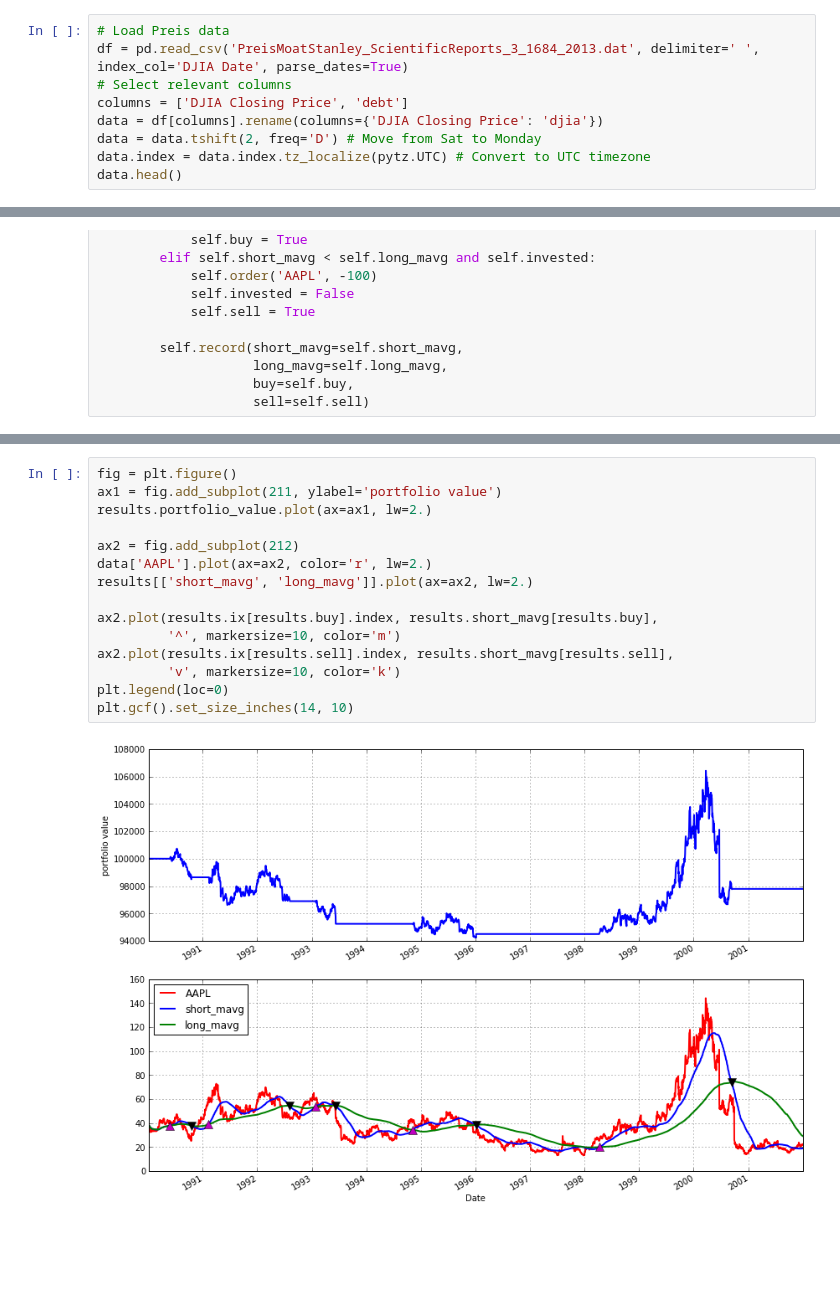
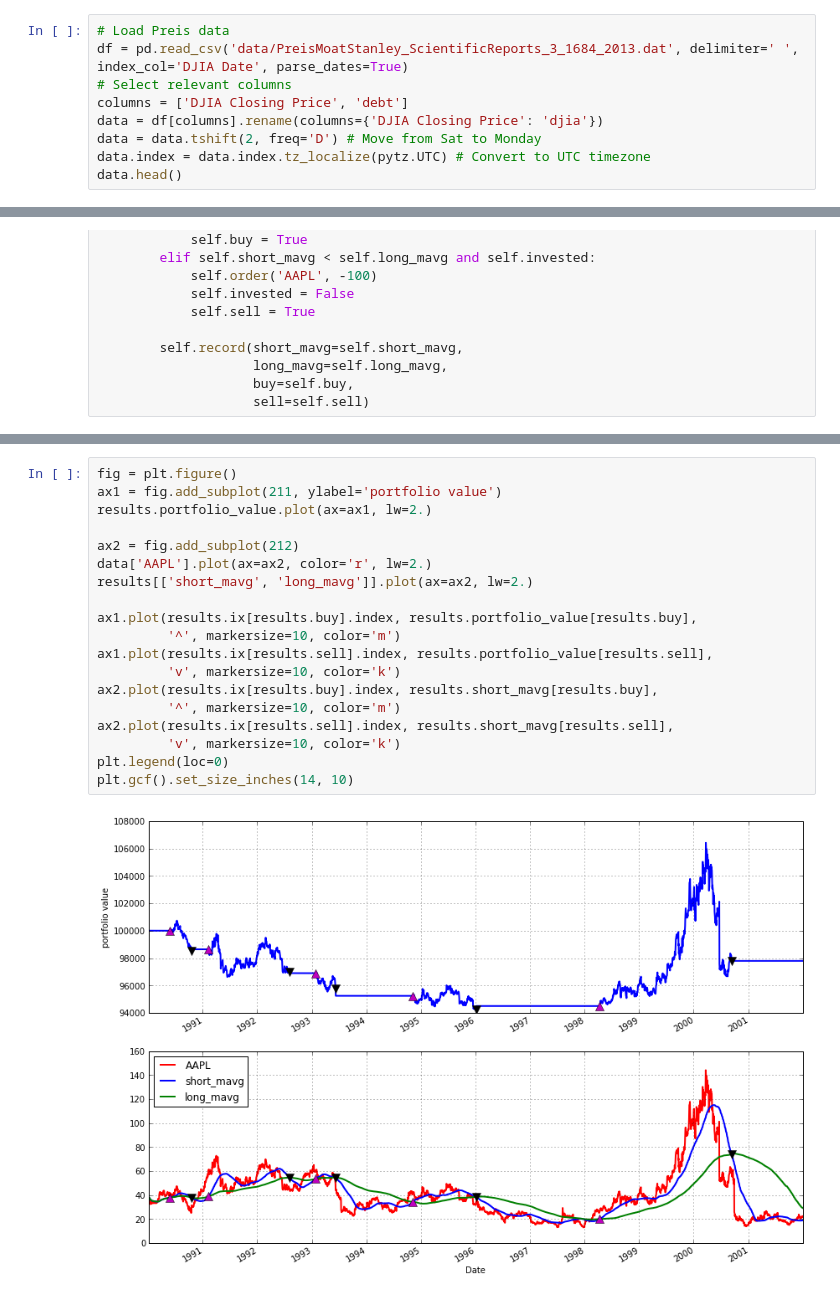
Before and after one commit to twiecki/financial-analysis-python-tutorial, a Jupyter notebook: 3. Backtesting using Zipline.ipynb, the cells around one changed output, grey strips where cells are left out. Drawn from its saved outputs; the diff is of its cells as text; blank space fills up the shorter version.

```diff
--- a/3. Backtesting using Zipline.ipynb
+++ b/3. Backtesting using Zipline.ipynb
@@ -28,7 +30,7 @@ from zipline.finance.slippage import FixedSlippage
 Load our data as before.
 # %%
 # Load Preis data
-df = pd.read_csv('PreisMoatStanley_ScientificReports_3_1684_2013.dat', delimiter=' ', index_col='DJIA Date', parse_dates=True)
+df = pd.read_csv('data/PreisMoatStanley_ScientificReports_3_1684_2013.dat', delimiter=' ', index_col='DJIA Date', parse_dates=True)
 # Select relevant columns
 columns = ['DJIA Closing Price', 'debt']
 data = df[columns].rename(columns={'DJIA Closing Price': 'djia'})
@@ -173,17 +175,21 @@ AAPL
 # %%
 fig = plt.figure()
 ax1 = fig.add_subplot(211, ylabel='portfolio value')
 results.portfolio_value.plot(ax=ax1, lw=2.)
 
 ax2 = fig.add_subplot(212)
 data['AAPL'].plot(ax=ax2, color='r', lw=2.)
 results[['short_mavg', 'long_mavg']].plot(ax=ax2, lw=2.)
 
+ax1.plot(results.ix[results.buy].index, results.portfolio_value[results.buy],
+         '^', markersize=10, color='m')
+ax1.plot(results.ix[results.sell].index, results.portfolio_value[results.sell],
+         'v', markersize=10, color='k')
 ax2.plot(results.ix[results.buy].index, results.short_mavg[results.buy],
          '^', markersize=10, color='m')
 ax2.plot(results.ix[results.sell].index, results.short_mavg[results.sell],
          'v', markersize=10, color='k')
 plt.legend(loc=0)
 plt.gcf().set_size_inches(14, 10)
 # %% [output]
-[figure, old version]
+[figure, new version]
```
Also changed, not shown: parts of 10 cells of this notebook, 2 other files.
